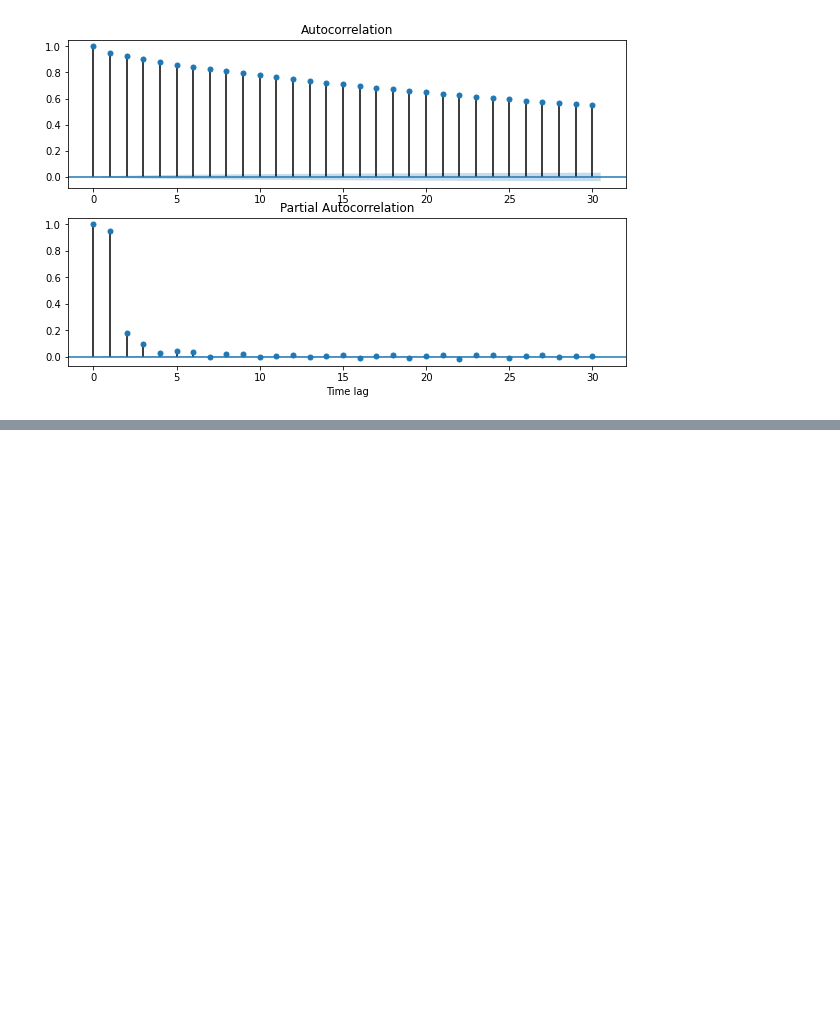
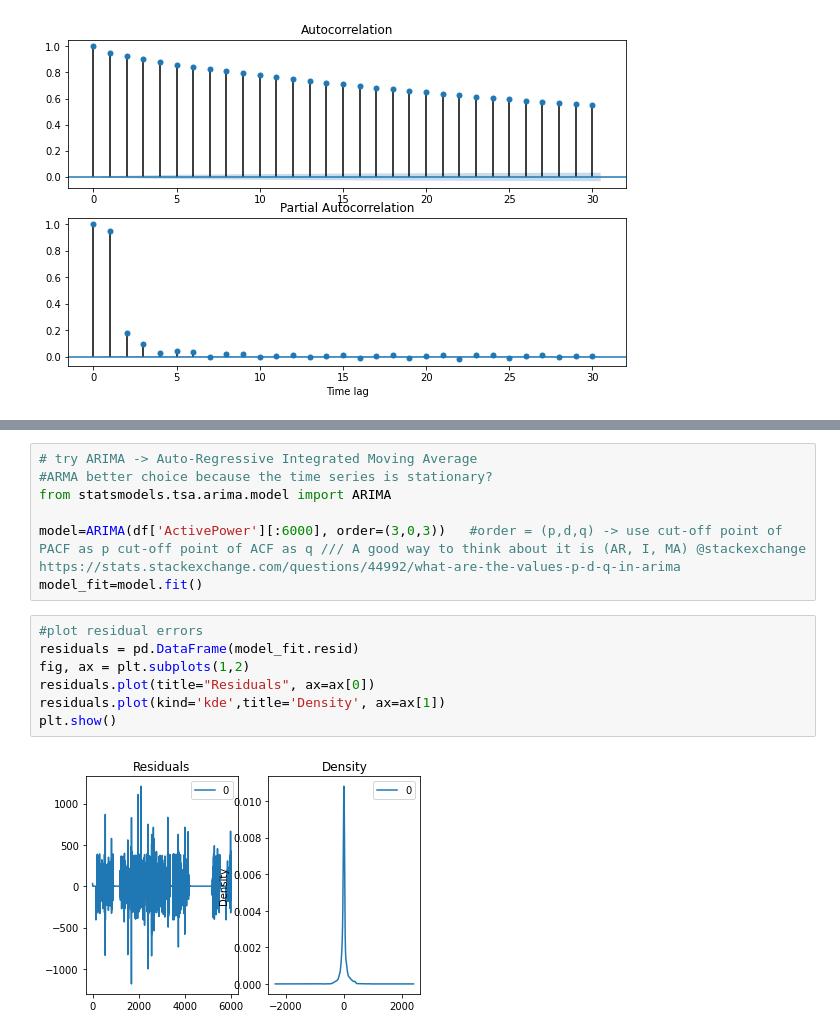
Before and after one commit to TonyGlimm/DS_Forecasting_Project, a Jupyter notebook: Wind_Power_Forecasting.ipynb, the cells around one changed output, grey strips where cells are left out. Drawn from its saved outputs; the diff is of its cells as text; blank space fills up the shorter version.

```diff
--- a/Wind_Power_Forecasting.ipynb
+++ b/Wind_Power_Forecasting.ipynb
@@ -244,0 +270,16 @@ plt.show()
+# %%
+# try ARIMA -> Auto-Regressive Integrated Moving Average
+#ARMA better choice because the time series is stationary?
+from statsmodels.tsa.arima.model import ARIMA
+
+model=ARIMA(df['ActivePower'][:6000], order=(3,0,3))   #order = (p,d,q) -> use cut-off point of PACF as p cut-off point of ACF as q /// A good way to think about it is (AR, I, MA) @stackexchange https://stats.stackexchange.com/questions/44992/what-are-the-values-p-d-q-in-arima
+model_fit=model.fit()
+# %%
+#plot residual errors
+residuals = pd.DataFrame(model_fit.resid)
+fig, ax = plt.subplots(1,2)
+residuals.plot(title="Residuals", ax=ax[0])
+residuals.plot(kind='kde',title='Density', ax=ax[1])
+plt.show()
+# %% [output]
+[figure, added]
```
Also changed, not shown: parts of 10 cells of this notebook.
